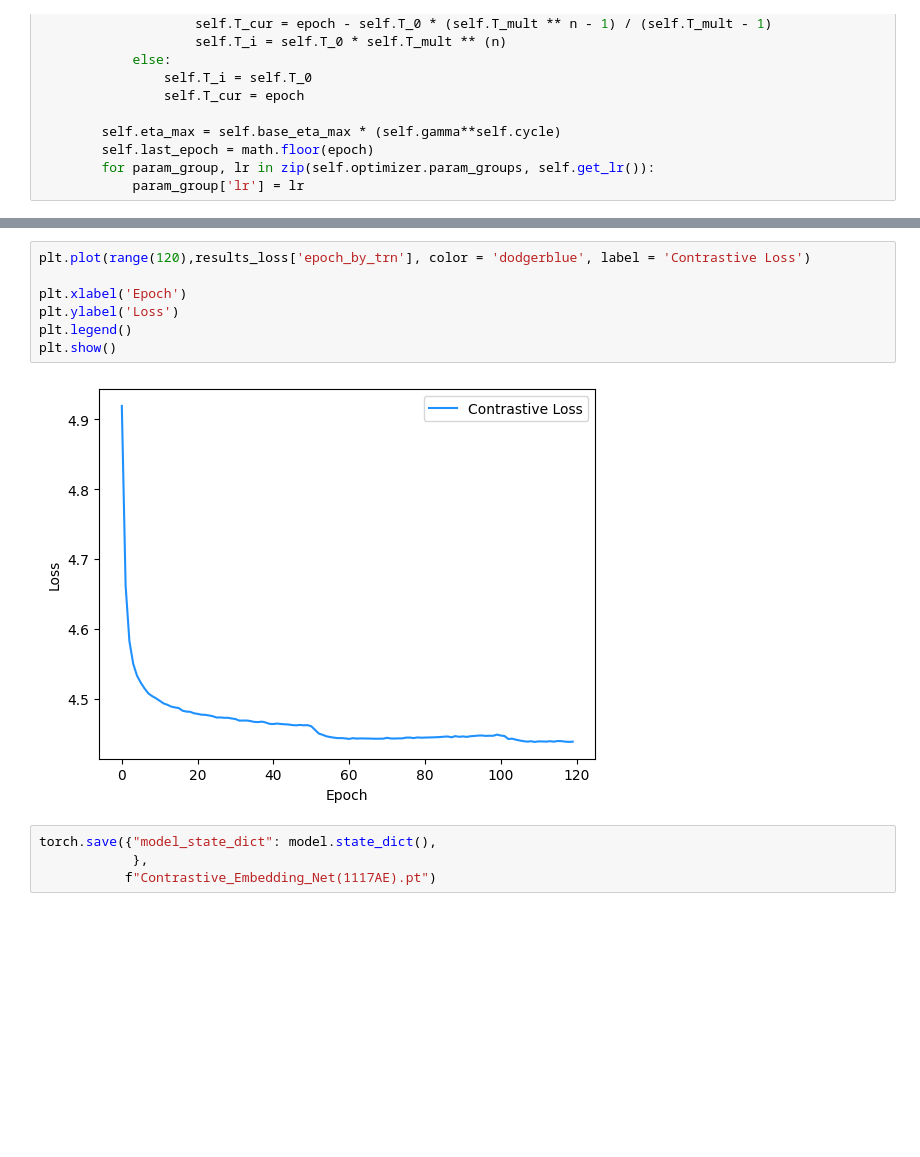
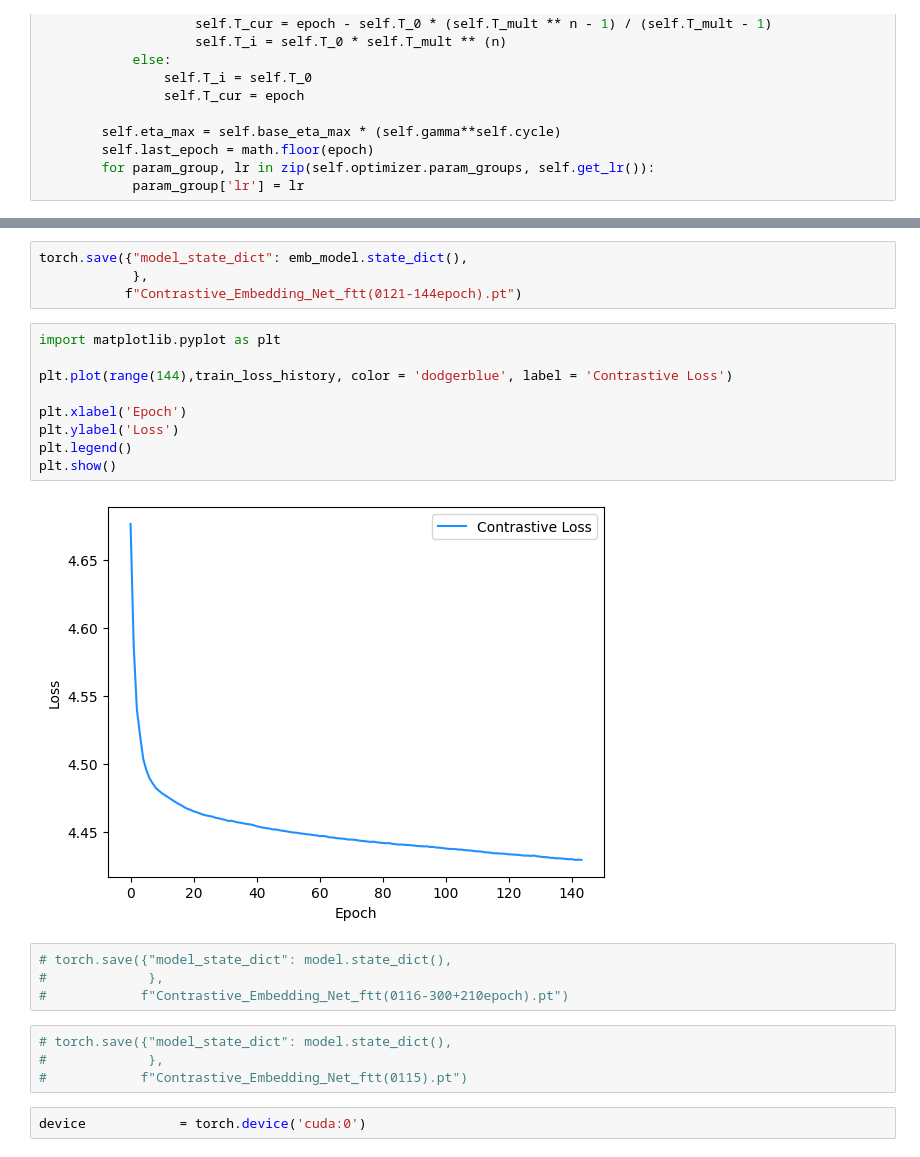
Before and after one commit to Jeong-Eul/CLEAR-Shock, a Jupyter notebook: supervised_contrastive_learning/FT-Transformer/Contrastive_embedding_transformer.ipynb, the cells around one changed output, grey strips where cells are left out. Saved outputs shown, nothing was run; the diff lists cells and outputs as text; blank space fills up the shorter version.

```diff
--- a/supervised_contrastive_learning/FT-Transformer/Contrastive_embedding_transformer.ipynb
+++ b/supervised_contrastive_learning/FT-Transformer/Contrastive_embedding_transformer.ipynb
@@ -452,13 +373,25 @@ plt.show()
+# %%
+torch.save({"model_state_dict": emb_model.state_dict(),
+            },
+           f"Contrastive_Embedding_Net_ftt(0121-144epoch).pt")
 # %%
-plt.plot(range(120),results_loss['epoch_by_trn'], color = 'dodgerblue', label = 'Contrastive Loss')
+import matplotlib.pyplot as plt
+
+plt.plot(range(144),train_loss_history, color = 'dodgerblue', label = 'Contrastive Loss')
 
 plt.xlabel('Epoch')
 plt.ylabel('Loss')
 plt.legend()
 plt.show()
 # %% [output]
-[figure, old version]
+[figure, new version]
+# %%
+# torch.save({"model_state_dict": model.state_dict(),
+#             },
+#            f"Contrastive_Embedding_Net_ftt(0116-300+210epoch).pt")
 # %%
-torch.save({"model_state_dict": model.state_dict(),
-            },
-           f"Contrastive_Embedding_Net(1117AE).pt")
+# torch.save({"model_state_dict": model.state_dict(),
+#             },
+#            f"Contrastive_Embedding_Net_ftt(0115).pt")
+# %%
+device            = torch.device('cuda:0')
```
Also changed, not shown: parts of 30 cells of this notebook.
